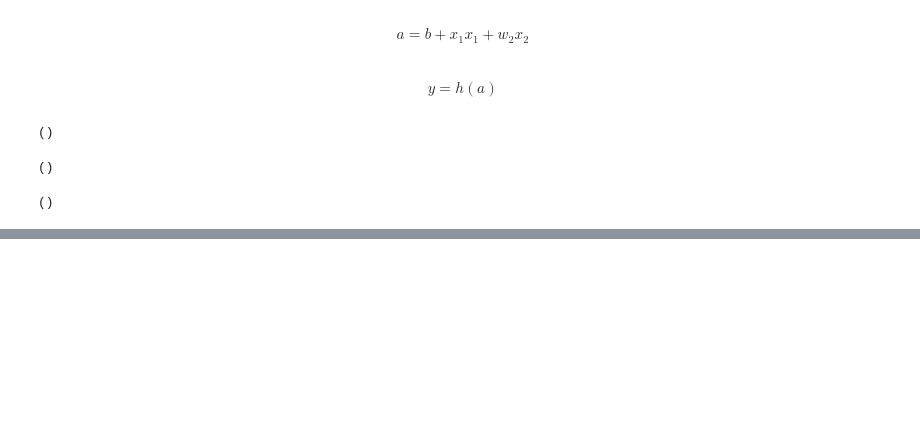
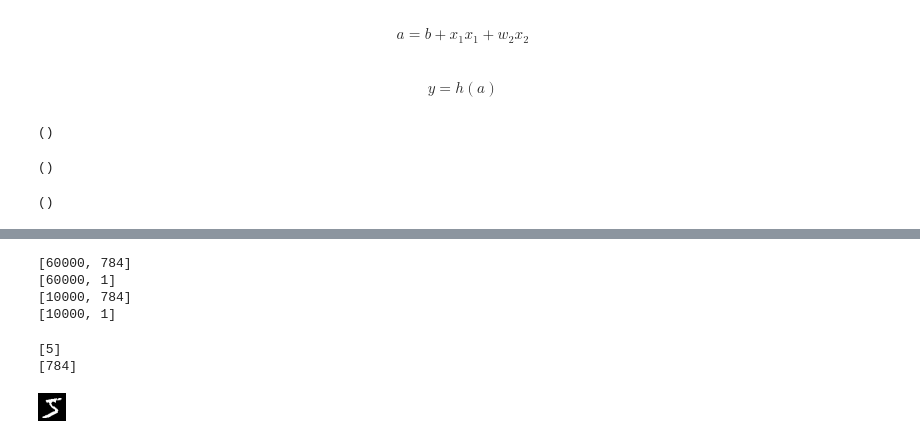
Before and after one commit to noxowl/deep-learning-from-scratch-with-rust, a Jupyter notebook: perceptron_and_neural_network.ipynb, the cells around one changed output, grey strips where cells are left out. Cells and saved outputs as stored; diff of their text form; code cells hidden in the pictures; blank space fills up the shorter version.

```diff
--- a/perceptron_and_neural_network.ipynb
+++ b/perceptron_and_neural_network.ipynb
@@ -165,0 +396,22 @@ draw_figure(x, y, (-6.0, 6.0), (-1.1, 5.1))
+# %%
+let x_train = Array2::from_shape_vec((60_000, 784), trn_img)
+    .expect("Error converting images to Array2 struct")
+    .map(|x| *x as f32);
+let t_train = Array2::from_shape_vec((60_000, 1), trn_lbl)
+    .expect("Error converting images to Array2 struct")
+    .map(|x| *x as i32);
+let x_test = Array2::from_shape_vec((10_000, 784), tst_img)
+    .expect("Error converting images to Array2 struct")
+    .map(|x| *x as f32);
+let t_test = Array2::from_shape_vec((10_000, 1), tst_lbl)
+    .expect("Error converting images to Array2 struct")
+    .map(|x| *x as i32);
+println!("{:?}", &x_train.shape());
+println!("{:?}", &t_train.shape());
+println!("{:?}", &x_test.shape());
+println!("{:?}", &t_test.shape());
+# %% [output]
+[60000, 784]
+[60000, 1]
+[10000, 784]
+[10000, 1]
@@ -165,0 +428,10 @@ draw_figure(x, y, (-6.0, 6.0), (-1.1, 5.1))
+# %%
+let img: Array1<f32> = x_train.slice(s![0, ..]).to_owned();
+let label: Array1<i32> = t_train.slice(s![0, ..]).to_owned();
+println!("{}", &label);
+println!("{:?}", &img.shape());
+imshow(&img, 28, 28)
+# %% [output]
+[5]
+[784]
+[figure, added]
```
Also changed, not shown: parts of 28 cells of this notebook.
